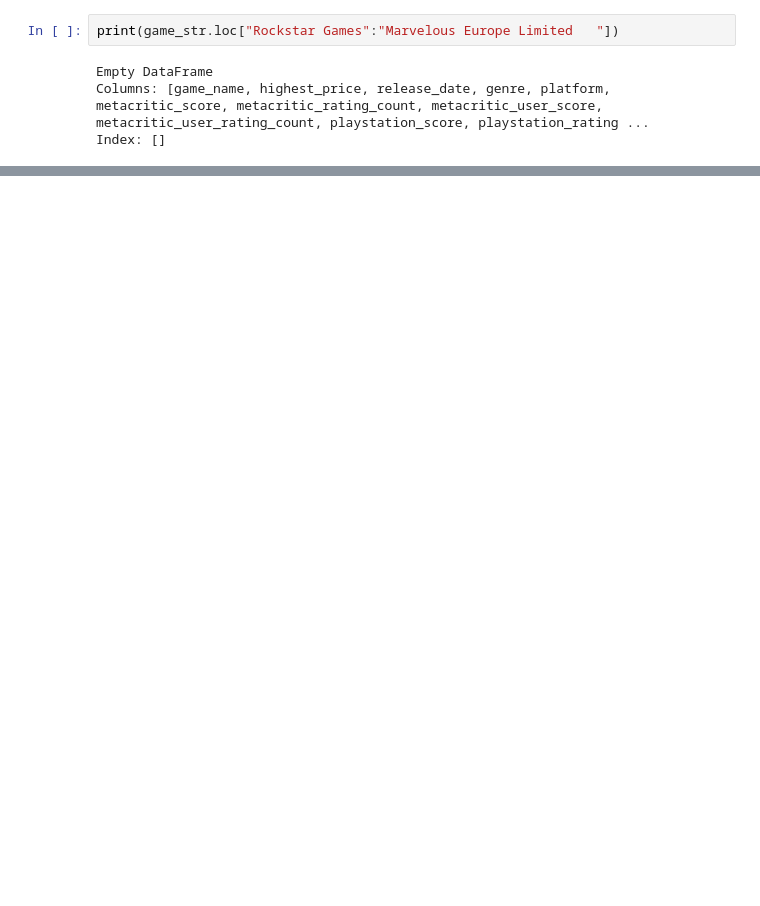
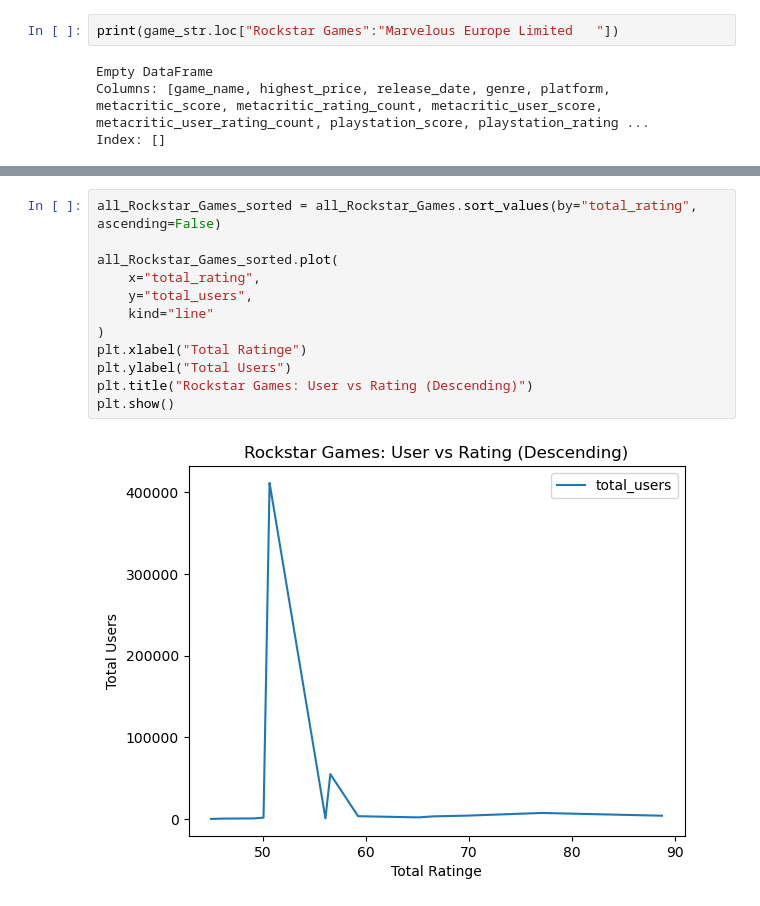
Before and after one commit to mirajgansi/game_detail, a Jupyter notebook: notebooks/analysis.ipynb, the cells around one changed output, grey strips where cells are left out. Drawn from its saved outputs; the diff is of its cells as text; blank space fills up the shorter version.

```diff
--- a/notebooks/analysis.ipynb
+++ b/notebooks/analysis.ipynb
@@ -411,0 +481,14 @@ Index: []
+# %%
+all_Rockstar_Games_sorted = all_Rockstar_Games.sort_values(by="total_rating", ascending=False)
+
+all_Rockstar_Games_sorted.plot(
+    x="total_rating",
+    y="total_users",
+    kind="line"
+)
+plt.xlabel("Total Ratinge")
+plt.ylabel("Total Users")
+plt.title("Rockstar Games: User vs Rating (Descending)")
+plt.show()
+# %% [output]
+[figure, added]
```
Also changed, not shown: parts of 23 cells of this notebook.
